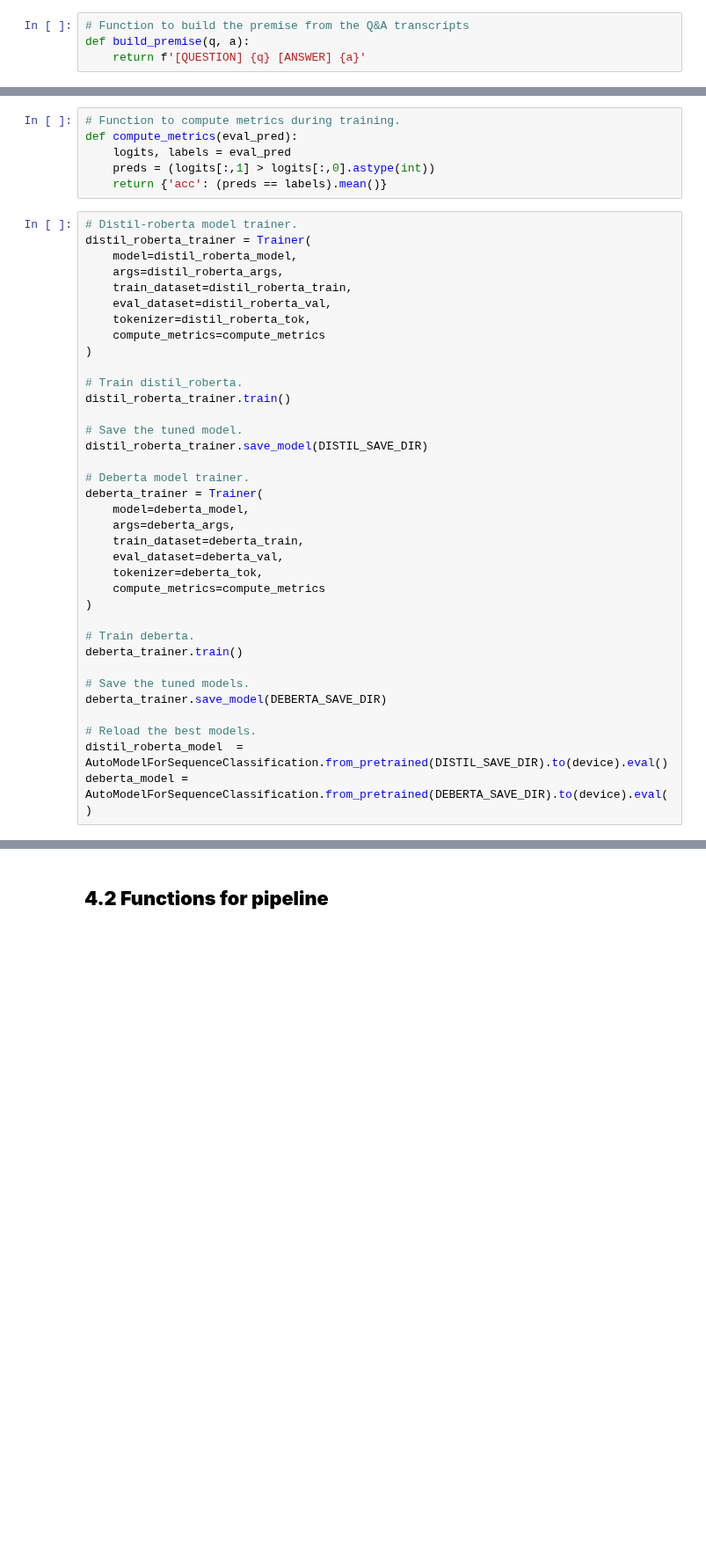
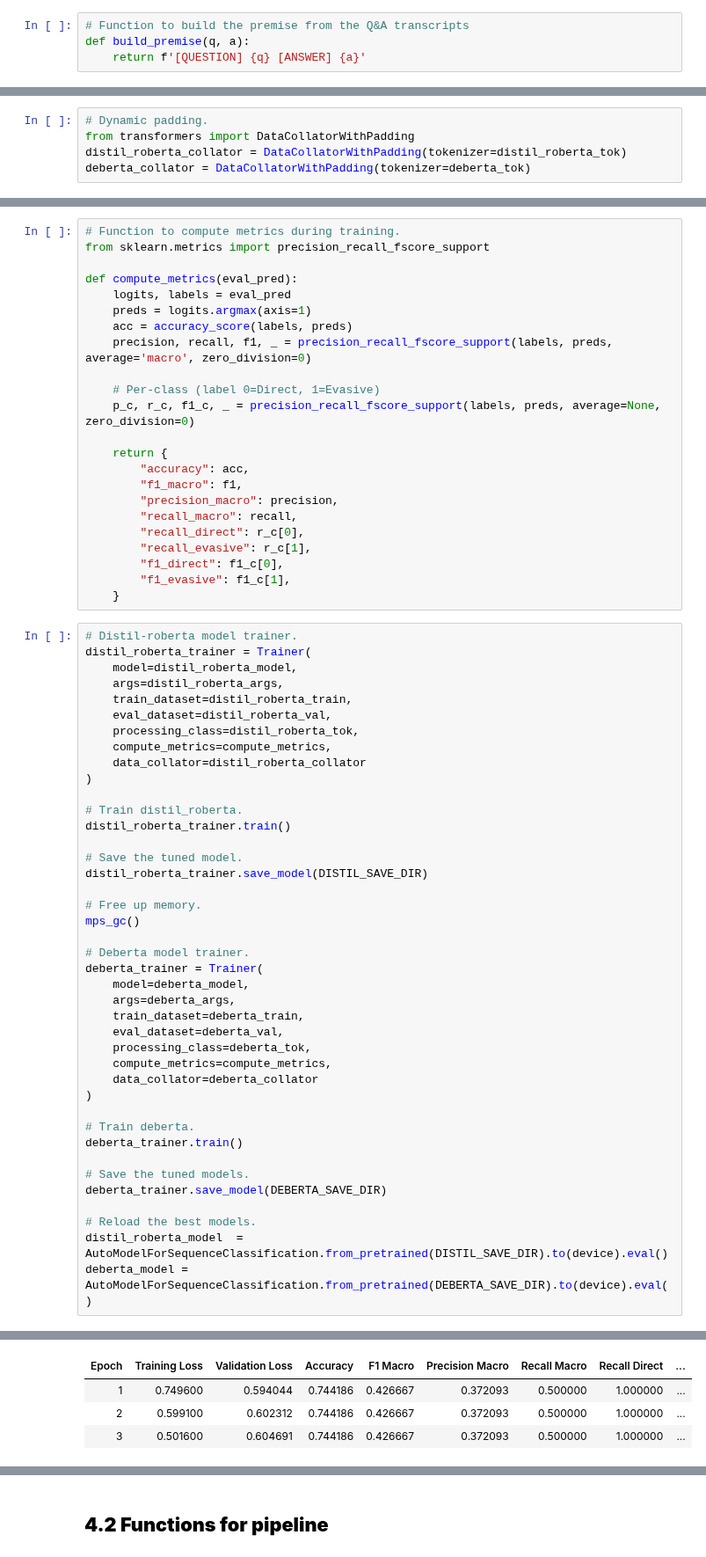
Before and after one commit to JSA10/cam_ds_ep_FinSight, a Jupyter notebook: notebooks/FinSight_evasion_detection.ipynb, the cells around one changed output, grey strips where cells are left out. Shown at 88% size. Saved outputs shown, nothing was run; the diff lists cells and outputs as text; blank space fills up the shorter version.

Commit message:
model training

```diff
--- a/notebooks/FinSight_evasion_detection.ipynb
+++ b/notebooks/FinSight_evasion_detection.ipynb
@@ -486,3 +502,8 @@ deberta_val = EvasionDataset(jpm_val, deberta_tok)
+# %%
+# Dynamic padding.
+from transformers import DataCollatorWithPadding
+distil_roberta_collator = DataCollatorWithPadding(tokenizer=distil_roberta_tok)
+deberta_collator = DataCollatorWithPadding(tokenizer=deberta_tok)
 # %%
 # Model save paths.
 DISTIL_SAVE_DIR  = os.path.join(BASE_SAVE_DIR, "distil_roberta_tuned")
@@ -531,10 +560,27 @@ deberta_args = TrainingArguments(
 )
 # %%
 # Function to compute metrics during training.
+from sklearn.metrics import precision_recall_fscore_support
+
 def compute_metrics(eval_pred):
     logits, labels = eval_pred
-    preds = (logits[:,1] > logits[:,0].astype(int))
-    return {'acc': (preds == labels).mean()}
+    preds = logits.argmax(axis=1)
+    acc = accuracy_score(labels, preds)
+    precision, recall, f1, _ = precision_recall_fscore_support(labels, preds, average='macro', zero_division=0)
+
+    # Per-class (label 0=Direct, 1=Evasive)
+    p_c, r_c, f1_c, _ = precision_recall_fscore_support(labels, preds, average=None, zero_division=0)
+
+    return {
+        "accuracy": acc,
+        "f1_macro": f1,
+        "precision_macro": precision,
+        "recall_macro": recall,
+        "recall_direct": r_c[0],
+        "recall_evasive": r_c[1],
+        "f1_direct": f1_c[0],
+        "f1_evasive": f1_c[1],
+    }
 # %%
 # Distil-roberta model trainer.
 distil_roberta_trainer = Trainer(
@@ -542,8 +588,9 @@ distil_roberta_trainer = Trainer(
     args=distil_roberta_args,
     train_dataset=distil_roberta_train,
     eval_dataset=distil_roberta_val,
-    tokenizer=distil_roberta_tok,
-    compute_metrics=compute_metrics
+    processing_class=distil_roberta_tok,
+    compute_metrics=compute_metrics,
+    data_collator=distil_roberta_collator
 )
 
 # Train distil_roberta.
@@ -552,14 +599,18 @@ distil_roberta_trainer.train()
 # Save the tuned model.
 distil_roberta_trainer.save_model(DISTIL_SAVE_DIR)
 
+# Free up memory.
+mps_gc()
+
 # Deberta model trainer.
 deberta_trainer = Trainer(
     model=deberta_model,
     args=deberta_args,
     train_dataset=deberta_train,
     eval_dataset=deberta_val,
-    tokenizer=deberta_tok,
-    compute_metrics=compute_metrics
+    processing_class=deberta_tok,
+    compute_metrics=compute_metrics,
+    data_collator=deberta_collator
 )
 
 # Train deberta.
@@ -571,3 +622,4 @@ deberta_trainer.save_model(DEBERTA_SAVE_DIR)
 # Reload the best models.
 distil_roberta_model  = AutoModelForSequenceClassification.from_pretrained(DISTIL_SAVE_DIR).to(device).eval()
 deberta_model = AutoModelForSequenceClassification.from_pretrained(DEBERTA_SAVE_DIR).to(device).eval()
+# %% [output]
@@ -573,0 +627,4 @@ deberta_model = AutoModelForSequenceClassification.from_pretrained(DEBERTA_SAVE_
+| Epoch | Training Loss | Validation Loss | Accuracy | F1 Macro | Precision Macro | Recall Macro | Recall Direct | ... |
+| 1 | 0.749600 | 0.594044 | 0.744186 | 0.426667 | 0.372093 | 0.500000 | 1.000000 | ... |
+| 2 | 0.599100 | 0.602312 | 0.744186 | 0.426667 | 0.372093 | 0.500000 | 1.000000 | ... |
+| 3 | 0.501600 | 0.604691 | 0.744186 | 0.426667 | 0.372093 | 0.500000 | 1.000000 | ... |
```
Also changed, not shown: parts of 7 cells of this notebook.
